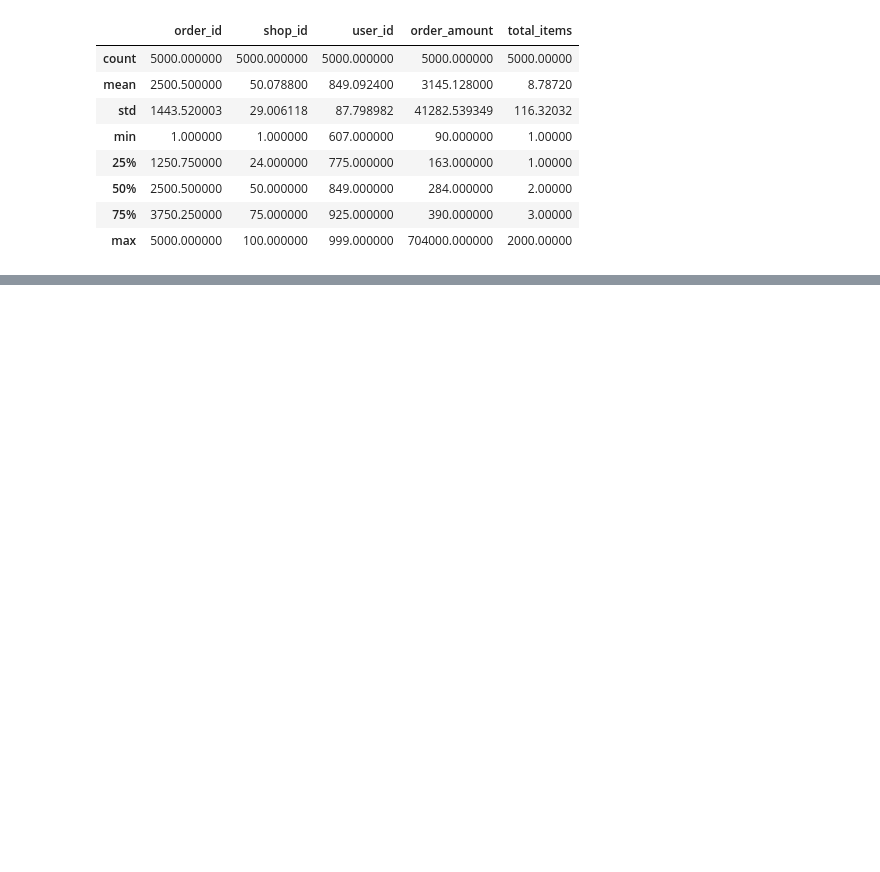
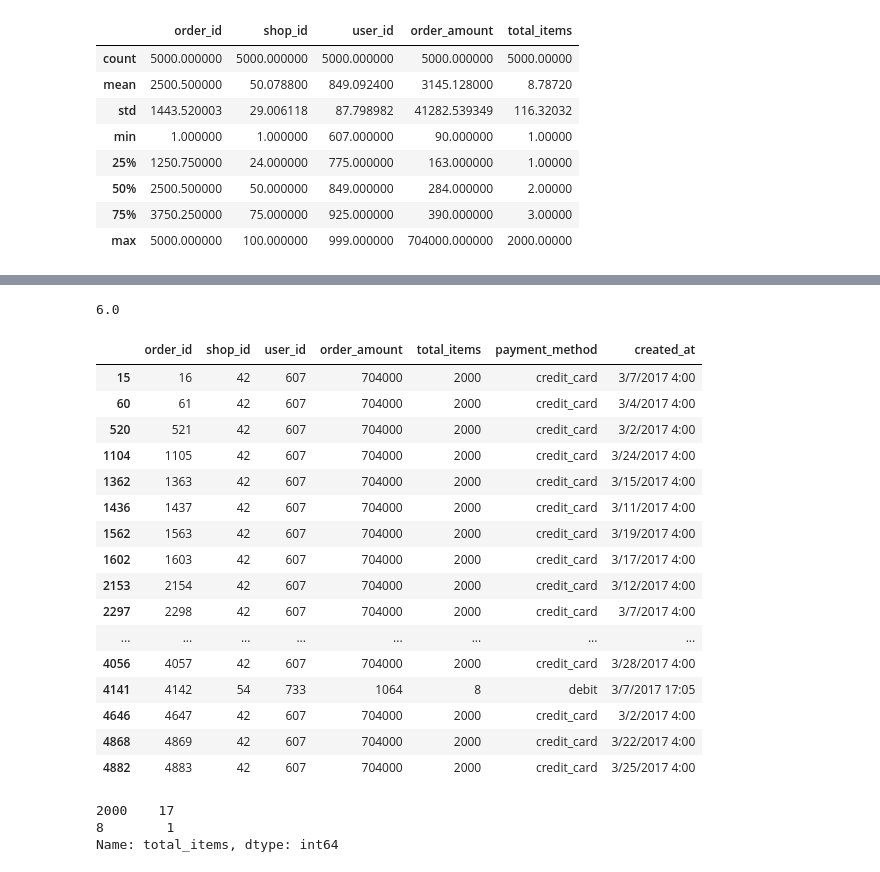
Before and after one commit to mhertel278/shopify_intern_challenge, a Jupyter notebook: shopify_challenge.ipynb, the cells around one changed output, grey strips where cells are left out. Drawn from its saved outputs; the diff is of its cells as text; code cells hidden in the pictures; blank space fills up the shorter version.

```diff
--- a/shopify_challenge.ipynb
+++ b/shopify_challenge.ipynb
@@ -32,0 +46,47 @@ orders_df.describe()
+# %%
+# define function to calculate find the upper fence for outliers of a given column
+def up_fence(dataframe,column):
+    # find upper quartile
+    q3 = dataframe.describe().loc['75%',column]
+    # find lower quartile
+    q1 = dataframe.describe().loc['25%',column]
+    # calculate interquartile range
+    iq = q3 - q1
+    # upper fence
+    uf = q3 + 1.5*iq
+    return uf
+# %%
+# calculate the uf for total items
+items_uf = up_fence(orders_df,'total_items')
+items_uf
+# %% [output]
+6.0
+# %%
+#analyze orders with mor total items than the uf
+tot_it_outliers = orders_df[orders_df['total_items']>items_uf]
+tot_it_outliers
+# %% [output]
+|  | order_id | shop_id | user_id | order_amount | total_items | payment_method | created_at |
+| 15 | 16 | 42 | 607 | 704000 | 2000 | credit_card | 3/7/2017 4:00 |
+| 60 | 61 | 42 | 607 | 704000 | 2000 | credit_card | 3/4/2017 4:00 |
+| 520 | 521 | 42 | 607 | 704000 | 2000 | credit_card | 3/2/2017 4:00 |
+| 1104 | 1105 | 42 | 607 | 704000 | 2000 | credit_card | 3/24/2017 4:00 |
+| 1362 | 1363 | 42 | 607 | 704000 | 2000 | credit_card | 3/15/2017 4:00 |
+| 1436 | 1437 | 42 | 607 | 704000 | 2000 | credit_card | 3/11/2017 4:00 |
+| 1562 | 1563 | 42 | 607 | 704000 | 2000 | credit_card | 3/19/2017 4:00 |
+| 1602 | 1603 | 42 | 607 | 704000 | 2000 | credit_card | 3/17/2017 4:00 |
+| 2153 | 2154 | 42 | 607 | 704000 | 2000 | credit_card | 3/12/2017 4:00 |
+| 2297 | 2298 | 42 | 607 | 704000 | 2000 | credit_card | 3/7/2017 4:00 |
+| ... | ... | ... | ... | ... | ... | ... | ... |
+| 4056 | 4057 | 42 | 607 | 704000 | 2000 | credit_card | 3/28/2017 4:00 |
+| 4141 | 4142 | 54 | 733 | 1064 | 8 | debit | 3/7/2017 17:05 |
+| 4646 | 4647 | 42 | 607 | 704000 | 2000 | credit_card | 3/2/2017 4:00 |
+| 4868 | 4869 | 42 | 607 | 704000 | 2000 | credit_card | 3/22/2017 4:00 |
+| 4882 | 4883 | 42 | 607 | 704000 | 2000 | credit_card | 3/25/2017 4:00 |
+# %%
+# get counts of outlier totals
+tot_it_outliers['total_items'].value_counts()
+# %% [output]
+2000    17
+8        1
+Name: total_items, dtype: int64
```
Also changed, not shown: parts of 29 cells of this notebook.
